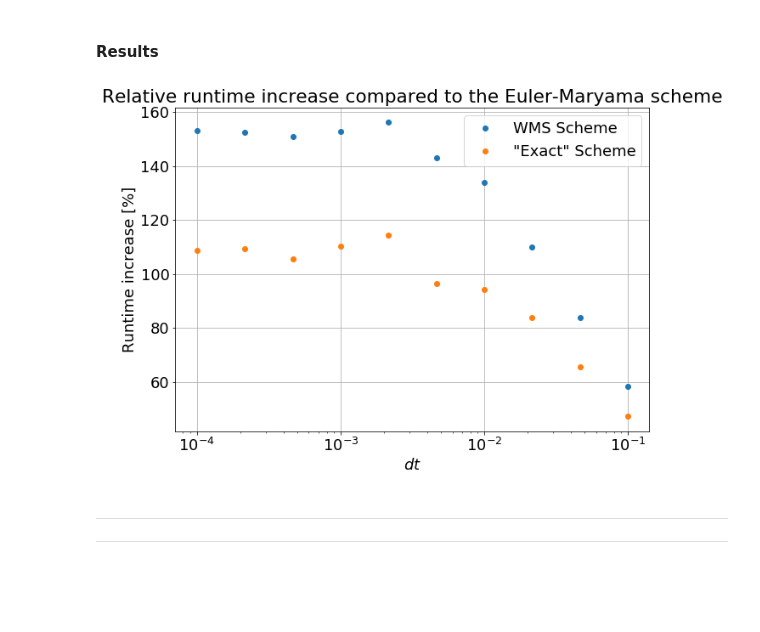
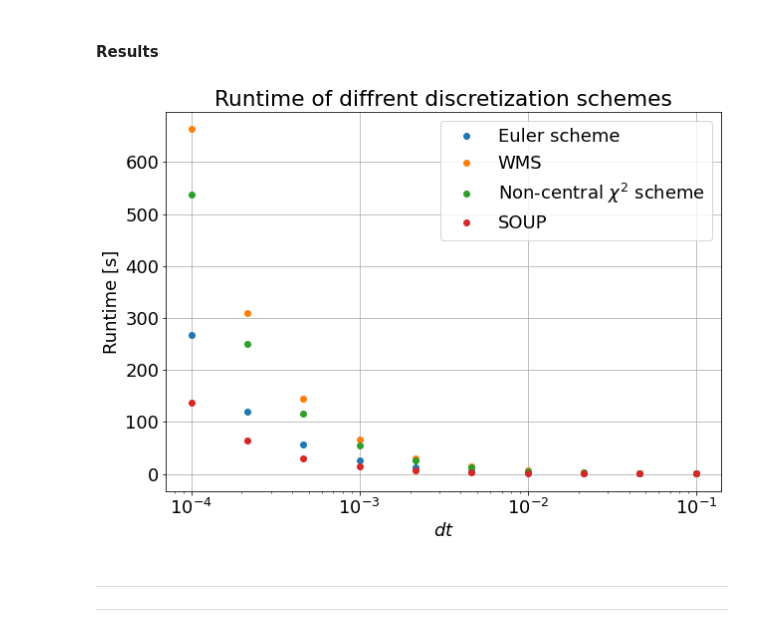
Before and after one commit to baskayj/Boundary-behavior-in-stochastic-differential-equations-used-in-Finance, a Jupyter notebook: CIR_Boundary_Project.ipynb, the cells around one changed output. Drawn from its saved outputs; the diff is of its cells as text; code cells hidden in the pictures; blank space fills up the shorter version.

```diff
--- a/CIR_Boundary_Project.ipynb
+++ b/CIR_Boundary_Project.ipynb
@@ -644,7 +647,7 @@ t_euler = []
 
 #Parameters:
 Parameters = namedtuple('Parameters','X0 dt T kappa theta sigma')
-P = Parameters(X0 = 0.5, dt = 0.0001, T = 1,kappa = 1, theta = 1, sigma = 1)
+P = Parameters(X0 = 0.5, dt = 0.0001, T = 1,kappa = 1, theta = 1, sigma = 2)
 
 #Variables:
 var_name = 'dt'
@@ -706,7 +709,7 @@ t_WMS = []
 
 #Parameters:
 Parameters = namedtuple('Parameters','X0 dt T kappa theta sigma')
-P = Parameters(X0 = 0.5, dt = 0.0001, T = 1,kappa = 1, theta = 1, sigma = 1)
+P = Parameters(X0 = 0.5, dt = 0.0001, T = 1,kappa = 1, theta = 1, sigma = 2)
 
 #Variables:
 var_name = 'dt'
@@ -768,7 +771,7 @@ t_Exact = []
 
 #Parameters:
 Parameters = namedtuple('Parameters','X0 dt T kappa theta sigma')
-P = Parameters(X0 = 0.5, dt = 0.0001, T = 1,kappa = 1, theta = 1, sigma = 1)
+P = Parameters(X0 = 0.5, dt = 0.0001, T = 1,kappa = 1, theta = 1, sigma = 2)
 
 #Variables:
 var_name = 'dt'
@@ -824,7 +826,0 @@ The experiment finished in 1 minutes and 51.141687631607056 seconds.
-# %%
-#Calculating the relative increase in runtime
-for i in range(len(t_WMS)):
-  t_WMS[i] = ((t_WMS[i]/t_euler[i])-1)*100
-
-for i in range(len(t_Exact)):
-  t_Exact[i] = ((t_Exact[i]/t_euler[i])-1)*100
@@ -833,18 +891,20 @@ for i in range(len(t_Exact)):
 # %%
 dts = np.logspace(np.log10(0.1),np.log10(0.0001),10)
 
 plt.figure(figsize=(10,7))
-plt.plot(dts,t_WMS,"o", label = "WMS Scheme")
-plt.plot(dts,t_Exact,"o", label = "\"Exact\" Scheme")
+plt.plot(dts,t_euler,"o", label = "Euler scheme")
+plt.plot(dts,t_WMS,"o", label = "WMS")
+plt.plot(dts,t_Exact,"o", label = "Non-central $\chi^2$ scheme")
+plt.plot(dts,t_SOUP,"o", label = "SOUP")
 
-plt.title("Relative runtime increase compared to the Euler-Maryama scheme")
+plt.title("Runtime of different discretization schemes")
 plt.legend()
 plt.xlabel("$dt$")
-plt.ylabel("Runtime increase [%]")
 plt.xscale("log")
+plt.ylabel("Runtime [s]")
 plt.grid()
 # %% [output]
-[figure, old version]
+[figure, new version]
 # %% [markdown]
 ---
 ---
```
Also changed, not shown: parts of 79 cells of this notebook.
